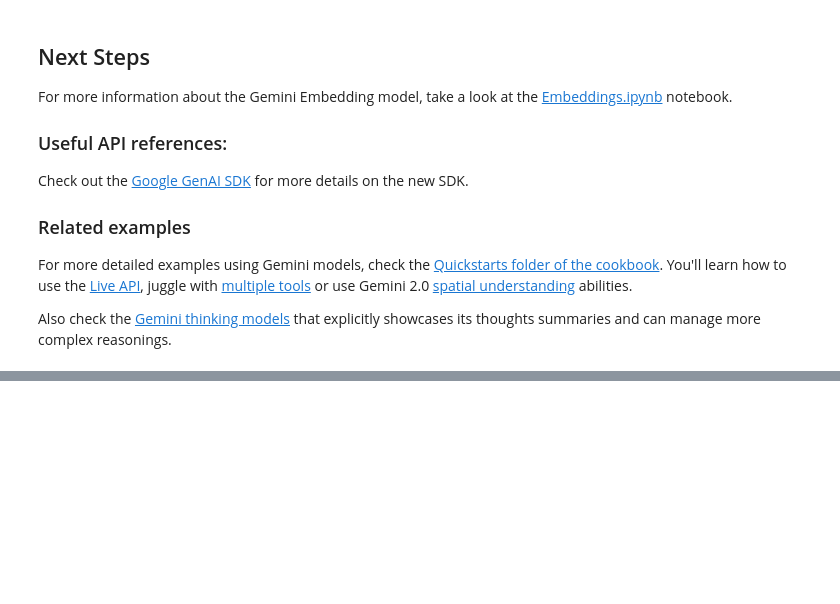
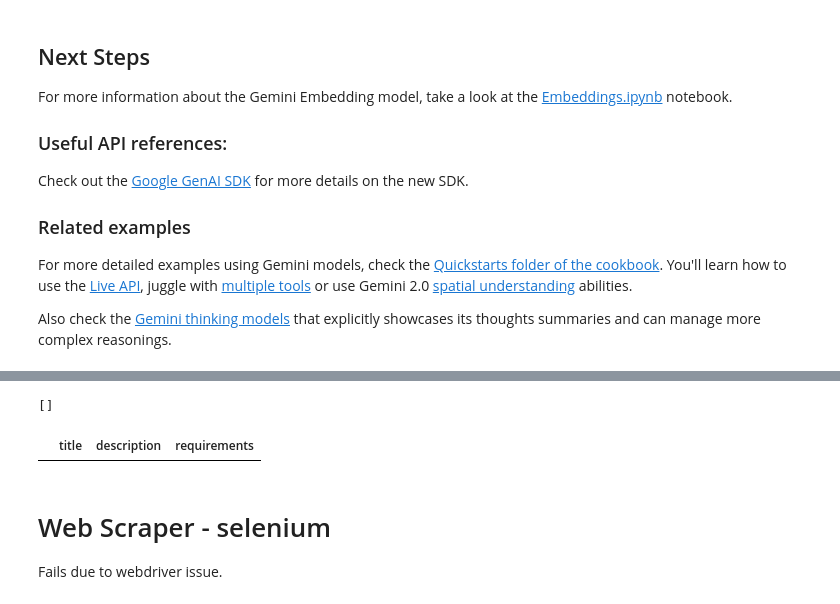
Before and after one commit to blwhiten/hello_world, a Jupyter notebook: quickstarts/Get_started.ipynb, the cells around one changed output, grey strips where cells are left out. Drawn from its saved outputs; the diff is of its cells as text; code cells hidden in the pictures; blank space fills up the shorter version.

```diff
--- a/quickstarts/Get_started.ipynb
+++ b/quickstarts/Get_started.ipynb
@@ -1194,0 +1169,42 @@ Also check the [Gemini thinking models](./Get_started_thinking.ipynb) that expli
+# %%
+import requests
+from bs4 import BeautifulSoup
+
+url = 'https://careers.gevernova.com/global/en/search-results'
+resp = requests.get(url)
+resp.raise_for_status()
+soup = BeautifulSoup(resp.text, 'html.parser')
+# %%
+links = [a['href'] for a in soup.select('a[phw-tk="job_click"]')]
+from urllib.parse import urljoin
+
+base_url = "https://careers.gevernova.com"
+full_links = [urljoin(base_url, link) for link in links]
+# %% [output]
+[]
+# %%
+def parse_job_page(job_url):
+    r = requests.get(job_url); r.raise_for_status()
+    job_soup = BeautifulSoup(r.text, 'html.parser')
+    title = job_soup.select_one('h1.job-title').get_text(strip=True)
+    desc = job_soup.select_one('div.job-description').get_text(separator='\n').strip()
+    reqs = job_soup.select_one('div.job-requirements').get_text(separator='\n').strip()
+    return {'title': title, 'description': desc, 'requirements': reqs}
+# %%
+import pandas as pd
+
+jobs = []
+for link in links:
+    full_url = requests.compat.urljoin(url, link)
+    try:
+        jobs.append(parse_job_page(full_url))
+    except Exception as e:
+        print(f"Error {full_url}: {e}")
+
+df = pd.DataFrame(jobs, columns=['title','description','requirements'])
+df.head()
+# %% [output]
+|  | title | description | requirements |
+# %% [markdown]
+# Web Scraper - selenium
+Fails due to webdriver issue.
```
Also changed, not shown: parts of 18 cells of this notebook.
